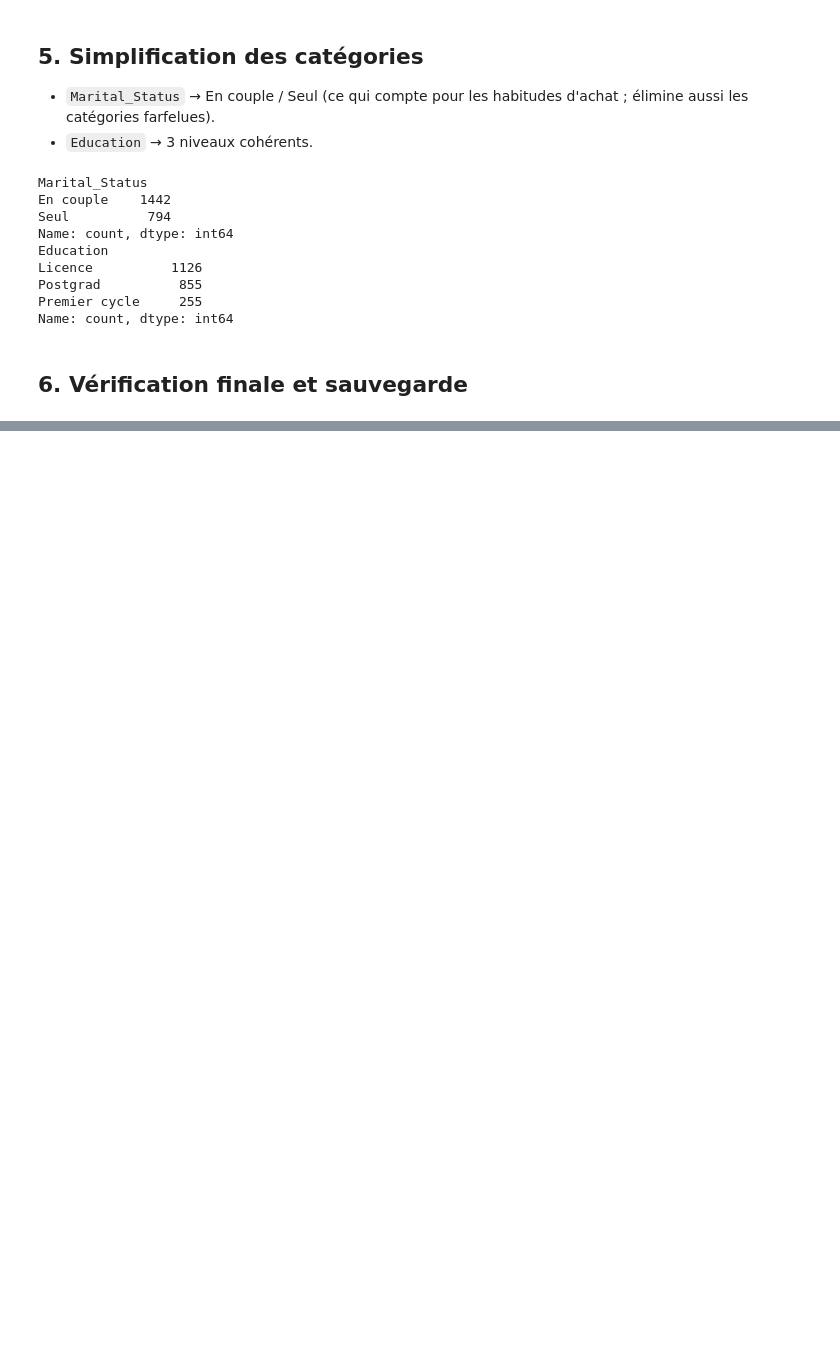
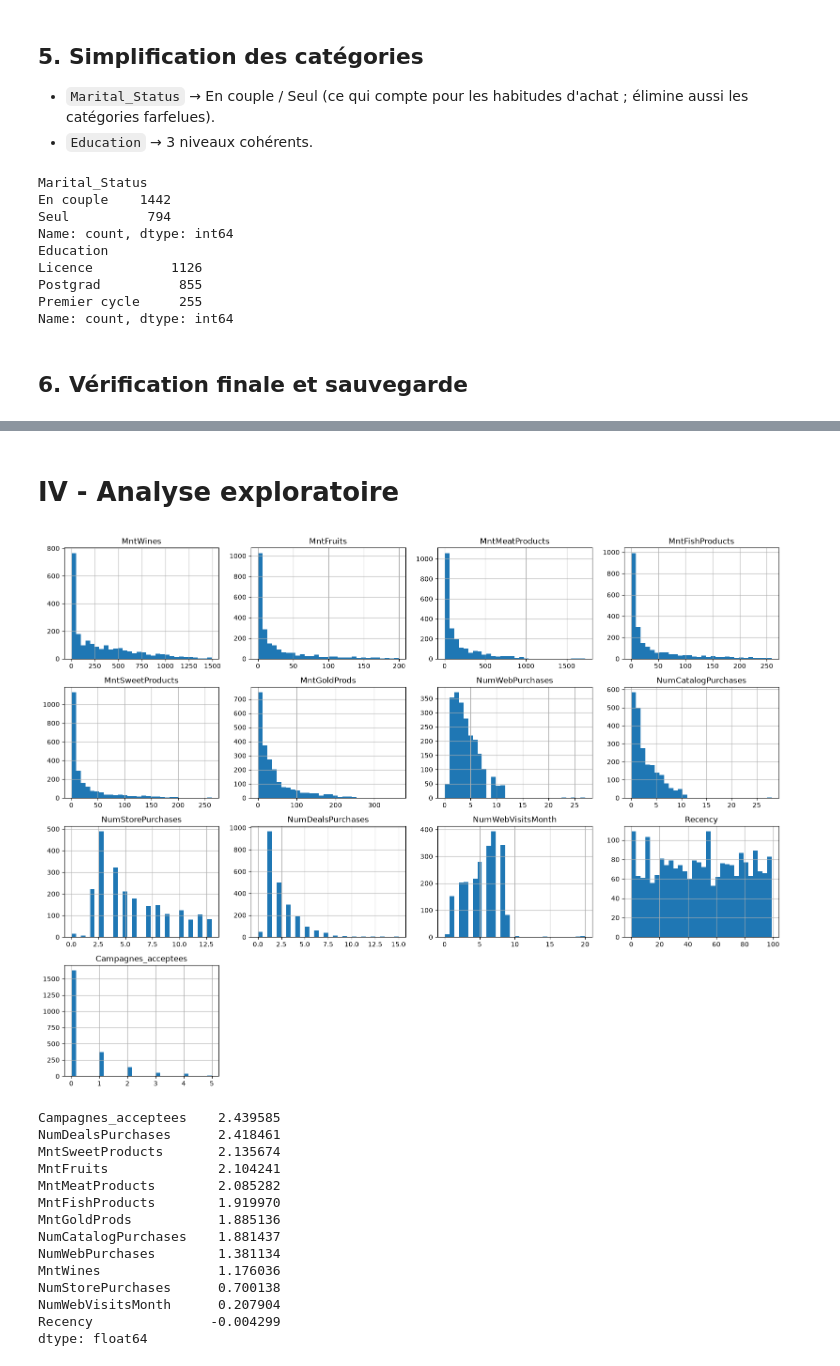
Before and after one commit to hilaryChoco/customer-segmentation-clustering, a Jupyter notebook: notebooks/01_exploration.ipynb, the cells around one changed output, grey strips where cells are left out. Saved outputs shown, nothing was run; the diff lists cells and outputs as text; code cells hidden in the pictures; blank space fills up the shorter version.

```diff
--- a/notebooks/01_exploration.ipynb
+++ b/notebooks/01_exploration.ipynb
@@ -130,4 +141,4 @@ Objectif : produire un dataset propre (sans valeurs manquantes, sans aberrations
 - `ID` : identifiant sans information comportementale.
 - `Z_CostContact`, `Z_Revenue` : colonnes constantes (une seule valeur unique).
 # %%
-df.drop(columns=["ID", "Z_CostContact", "Z_Revenue"])
+df = df.drop(columns=["ID", "Z_CostContact", "Z_Revenue"])
@@ -224,0 +282,40 @@ Valeurs manquantes : 0
+# %% [markdown]
+# IV - Analyse exploratoire
+# %%
+features_clustering = [
+    "MntWines", "MntFruits", "MntMeatProducts", "MntFishProducts",
+    "MntSweetProducts", "MntGoldProds",
+    "NumWebPurchases", "NumCatalogPurchases", "NumStorePurchases",
+    "NumDealsPurchases", "NumWebVisitsMonth",
+    "Recency", "Campagnes_acceptees",
+]
+X = df[features_clustering]
+
+# Distributions
+X.hist(bins=30, figsize=(16, 12))
+plt.tight_layout()
+plt.show()
+
+# Asymétrie de chaque variable (skewness)
+print(X.skew().sort_values(ascending=False))
+
+# Corrélations
+plt.figure(figsize=(12, 10))
+sns.heatmap(X.corr(), annot=True, fmt=".2f", cmap="coolwarm", center=0)
+plt.show()
+# %% [output]
+[figure, added]
+Campagnes_acceptees    2.439585
+NumDealsPurchases      2.418461
+MntSweetProducts       2.135674
+MntFruits              2.104241
+MntMeatProducts        2.085282
+MntFishProducts        1.919970
+MntGoldProds           1.885136
+NumCatalogPurchases    1.881437
+NumWebPurchases        1.381134
+MntWines               1.176036
+NumStorePurchases      0.700138
+NumWebVisitsMonth      0.207904
+Recency               -0.004299
+dtype: float64
```
Also changed, not shown: parts of 33 cells of this notebook.
